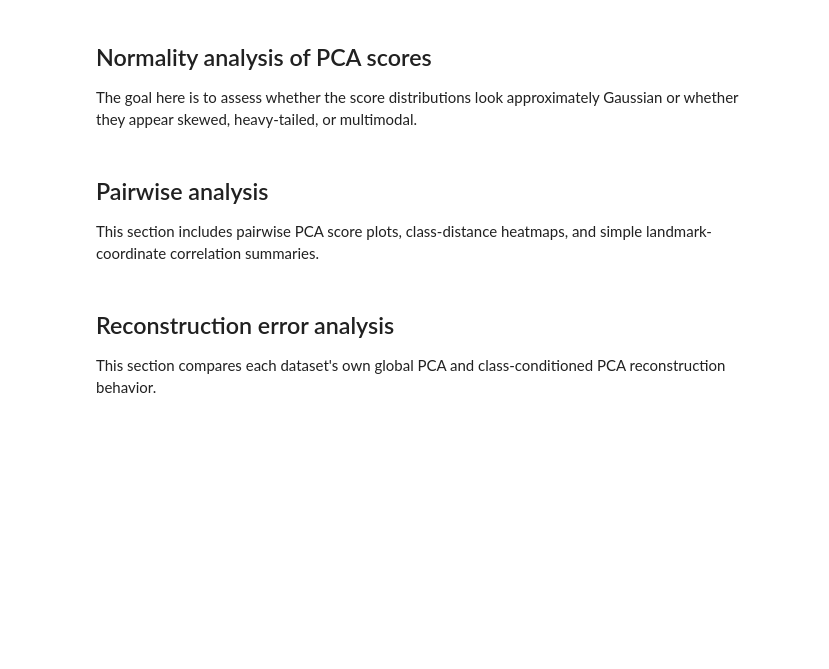
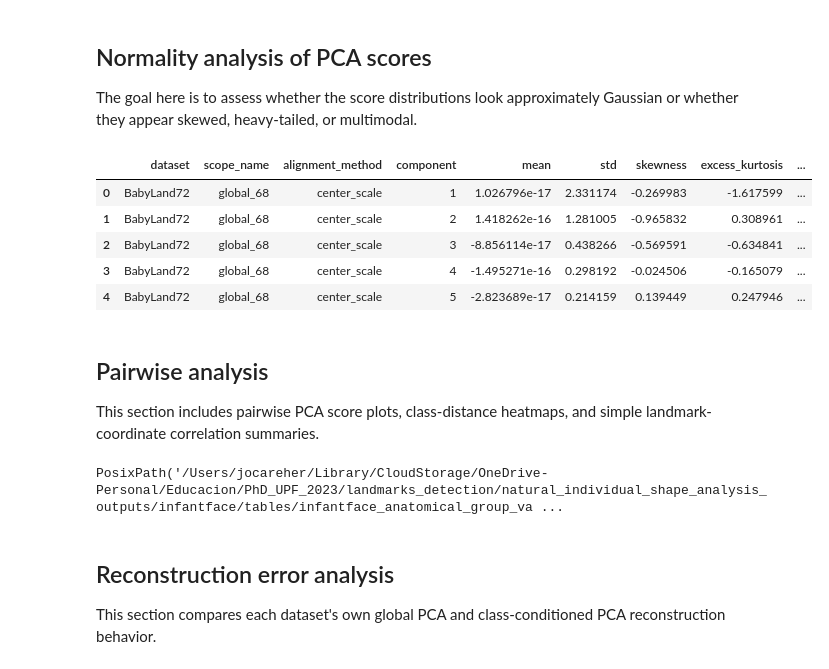
Before and after one commit to Jocareher/landmark-detection, a Jupyter notebook: notebooks/natural_dataset_individual_shape_analysis.ipynb, the cells around one changed output. Saved outputs shown, nothing was run; the diff lists cells and outputs as text; code cells hidden in the pictures; blank space fills up the shorter version.

```diff
--- a/notebooks/natural_dataset_individual_shape_analysis.ipynb
+++ b/notebooks/natural_dataset_individual_shape_analysis.ipynb
@@ -1132,7 +1504,7 @@ def plot_score_scatter(pca_result: dict[str, Any], component_pairs: list[tuple[i
 
 for dataset_name, experiments in pca_experiments.items():
     for key, pca_result in experiments.items():
-        if pca_result is None:
+        if not is_fitted_pca_result(pca_result):
             continue
         plot_score_scatter(
             pca_result,
@@ -1195,34 +1567,41 @@ def plot_score_distribution_diagnostics(pca_result: dict[str, Any], components:
         values = pca_result['scores'][:, component_idx]
         axes[row_index, 0].hist(values, bins=24, color='#4E79A7', alpha=0.85, density=True)
         axes[row_index, 0].set_title(f'PC{component_idx + 1} histogram')
         axes[row_index, 0].set_xlabel('Score')
         axes[row_index, 0].set_ylabel('Density')
         if stats is not None and len(values) >= 3:
             qq = stats.probplot(values, dist='norm')
             theoretical, ordered = qq[0]
             slope, intercept, _ = qq[1]
             axes[row_index, 1].scatter(theoretical, ordered, s=12, alpha=0.75, color='#C06C84')
             axes[row_index, 1].plot(theoretical, slope * theoretical + intercept, color='#444444', linewidth=1.0)
             axes[row_index, 1].set_title(f'PC{component_idx + 1} Q-Q plot')
             axes[row_index, 1].set_xlabel('Theoretical quantiles')
             axes[row_index, 1].set_ylabel('Observed quantiles')
         else:
             axes[row_index, 1].set_axis_off()
     fig.suptitle(f"{pca_result['dataset_name']} | {pca_result['scope_name']} | {pca_result['alignment_method']}")
     if output_path is not None:
         save_figure(fig, output_path)
 
 
 normality_tables = []
 for dataset_name, experiments in pca_experiments.items():
     for key, pca_result in experiments.items():
-        if pca_result is None:
+        if not is_fitted_pca_result(pca_result):
             continue
         normality_tables.append(normality_statistics(pca_result))
         plot_score_distribution_diagnostics(pca_result, output_path=OUTPUT_ROOT / dataset_name.lower() / 'figures' / f'{key}_score_diagnostics')
 normality_df = pd.concat(normality_tables, ignore_index=True) if normality_tables else pd.DataFrame()
 save_table(normality_df, OUTPUT_ROOT / 'tables' / 'pca_score_normality_statistics.csv')
 normality_df.head()
+# %% [output]
+|  | dataset | scope_name | alignment_method | component | mean | std | skewness | excess_kurtosis | ... |
+| 0 | BabyLand72 | global_68 | center_scale | 1 | 1.026796e-17 | 2.331174 | -0.269983 | -1.617599 | ... |
+| 1 | BabyLand72 | global_68 | center_scale | 2 | 1.418262e-16 | 1.281005 | -0.965832 | 0.308961 | ... |
+| 2 | BabyLand72 | global_68 | center_scale | 3 | -8.856114e-17 | 0.438266 | -0.569591 | -0.634841 | ... |
+| 3 | BabyLand72 | global_68 | center_scale | 4 | -1.495271e-16 | 0.298192 | -0.024506 | -0.165079 | ... |
+| 4 | BabyLand72 | global_68 | center_scale | 5 | -2.823689e-17 | 0.214159 | 0.139449 | 0.247946 | ... |
 # %% [markdown]
 ## Pairwise analysis
 
@@ -1283,7 +1662,7 @@ def landmark_coordinate_correlation(variability_df: pd.DataFrame) -> pd.DataFram
 pairwise_distance_tables = []
 for dataset_name, experiments in pca_experiments.items():
     for key, pca_result in experiments.items():
-        if pca_result is None or not key.startswith('global_68_'):
+        if not is_fitted_pca_result(pca_result) or not key.startswith('global_68_'):
             continue
         distance_df = pairwise_class_distance_matrix(pca_result)
         pairwise_distance_tables.append(distance_df.assign(dataset=dataset_name, key=key, alignment_method=pca_result['alignment_method']))
@@ -1294,6 +1673,8 @@ correlation_summary_baby = landmark_coordinate_correlation(baby_variability_68)
 correlation_summary_infant = landmark_coordinate_correlation(infant_variability_68)
 save_table(correlation_summary_baby, OUTPUT_ROOT / 'babyland72' / 'tables' / 'babyland72_anatomical_group_variability.csv')
 save_table(correlation_summary_infant, OUTPUT_ROOT / 'infantface' / 'tables' / 'infantface_anatomical_group_variability.csv')
+# %% [output]
+PosixPath('/Users/jocareher/Library/CloudStorage/OneDrive-Personal/Educacion/PhD_UPF_2023/landmarks_detection/natural_individual_shape_analysis_outputs/infantface/tables/infantface_anatomical_group_va ...
 # %% [markdown]
 ## Reconstruction error analysis
 
```
Also changed, not shown: parts of 15 cells of this notebook, 14 other files.
